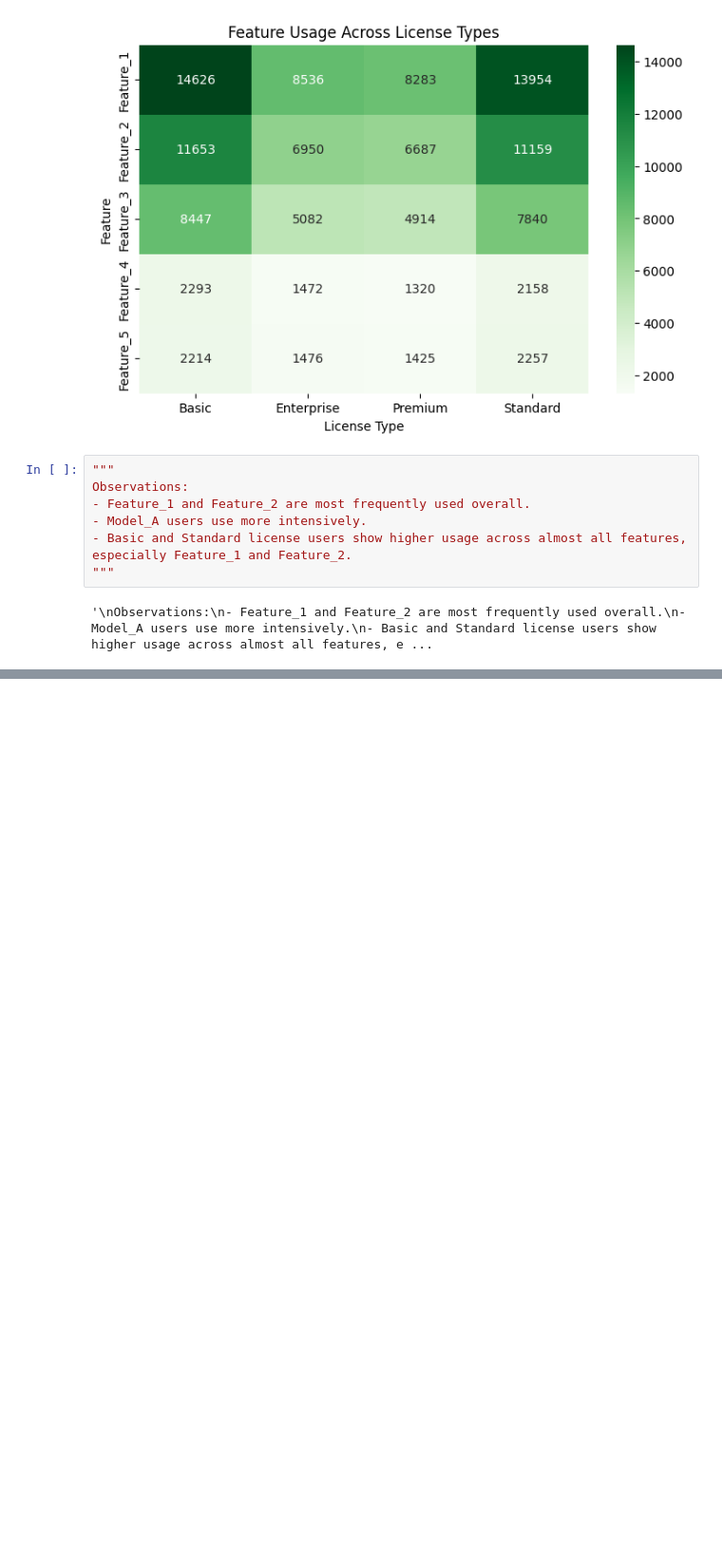
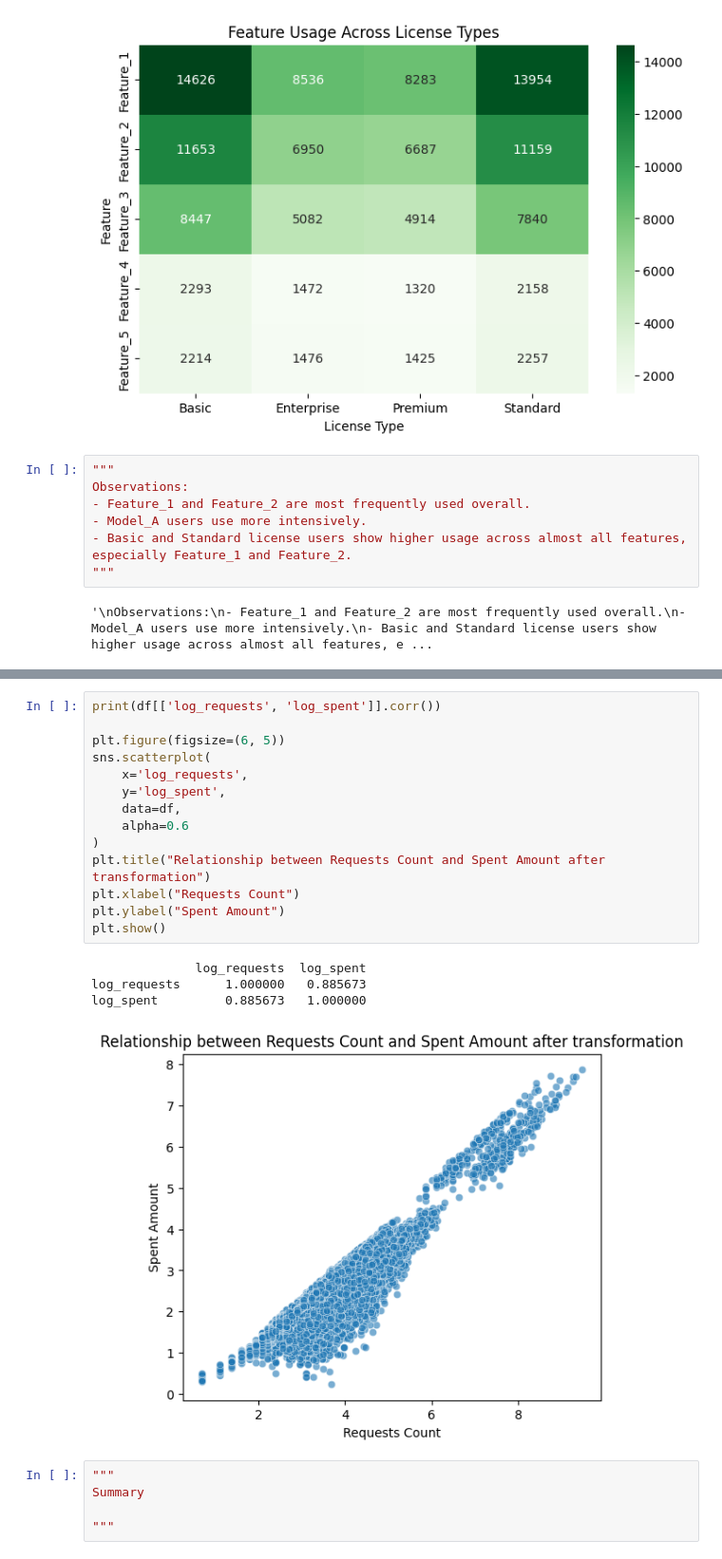
Before and after one commit to HYYH130613/ML-features-analysis, a Jupyter notebook: eda.ipynb, the cells around one changed output, grey strips where cells are left out. Shown at 95% size. Drawn from its saved outputs; the diff is of its cells as text; blank space fills up the shorter version.

```diff
--- a/eda.ipynb
+++ b/eda.ipynb
@@ -266,0 +339,24 @@ Observations:
+# %%
+print(df[['log_requests', 'log_spent']].corr())
+
+plt.figure(figsize=(6, 5))
+sns.scatterplot(
+    x='log_requests',
+    y='log_spent',
+    data=df,
+    alpha=0.6
+)
+plt.title("Relationship between Requests Count and Spent Amount after transformation")
+plt.xlabel("Requests Count")
+plt.ylabel("Spent Amount")
+plt.show()
+# %% [output]
+              log_requests  log_spent
+log_requests      1.000000   0.885673
+log_spent         0.885673   1.000000
+[figure, added]
+# %%
+"""
+Summary
+
+"""
```
Also changed, not shown: parts of 4 cells of this notebook.
